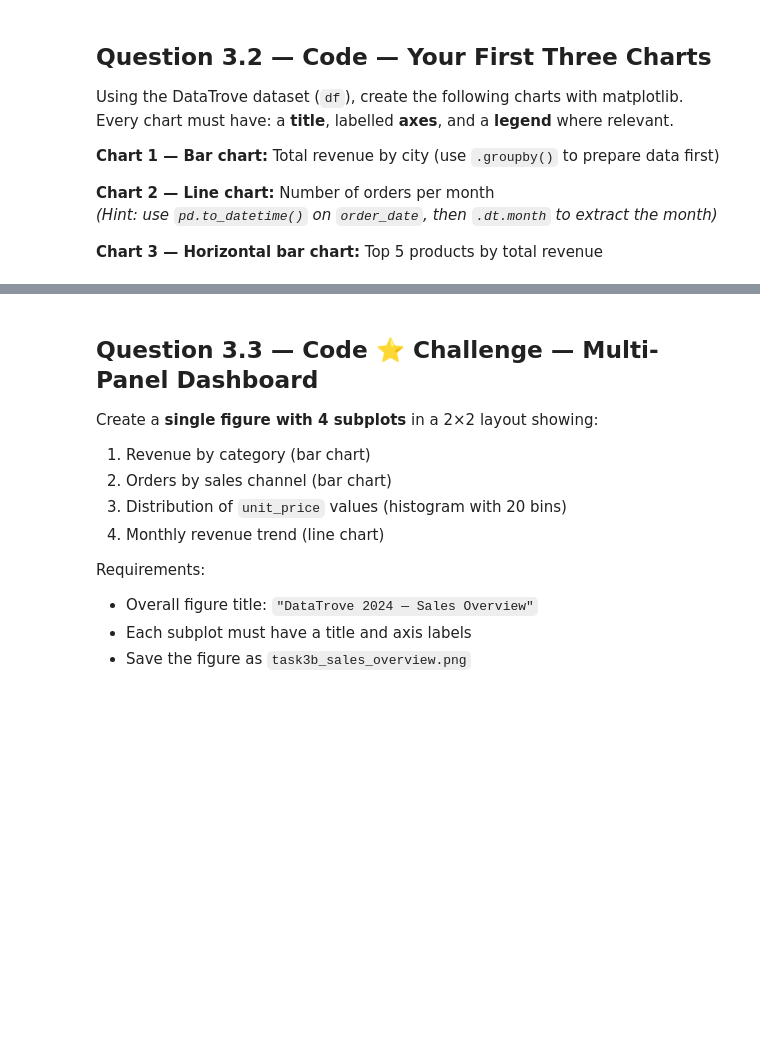
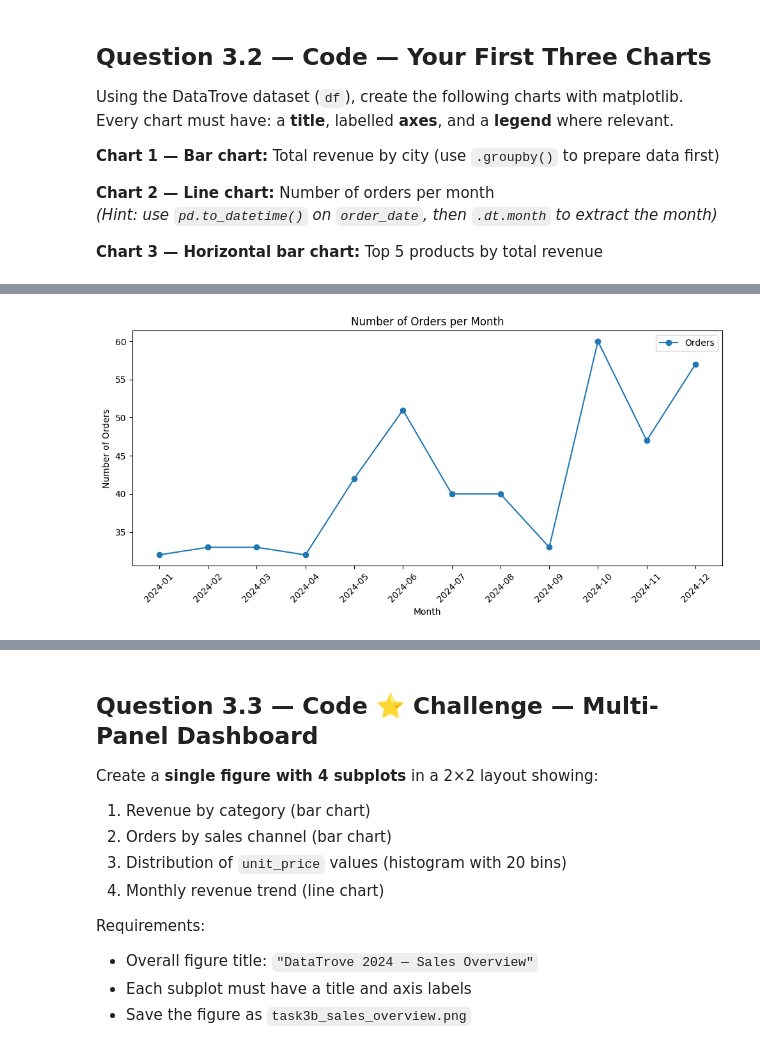
Before and after one commit to victorynnamani/datatrove-placement, a Jupyter notebook: tasks/phase1_task3c_data_science_libraries.ipynb, the cells around one changed output, grey strips where cells are left out. Drawn from its saved outputs; the diff is of its cells as text; code cells hidden in the pictures; blank space fills up the shorter version.

```diff
--- a/tasks/phase1_task3c_data_science_libraries.ipynb
+++ b/tasks/phase1_task3c_data_science_libraries.ipynb
@@ -312 +672,29 @@ plt.show()
+# %%
+# Chart 2 — Orders per month (Line chart):
+
+fig, ax = plt.subplots(figsize=(10, 5))
+
+# Prepare data
+df["order_date"] = pd.to_datetime(df["order_date"])  # ensure datetime
+df["month"] = df["order_date"].dt.to_period("M")     # better month format (YYYY-MM)
+
+orders_per_month = df["month"].value_counts().sort_index()
+
+# Convert index to string so labels show nicely
+orders_per_month.index = orders_per_month.index.astype(str)
+
+# Plot
+ax.plot(orders_per_month.index, orders_per_month.values, marker="o", label="Orders")
+
+# Labels
+ax.set_title("Number of Orders per Month")
+ax.set_xlabel("Month")
+ax.set_ylabel("Number of Orders")
+ax.legend()
+
+plt.xticks(rotation=45)
+plt.tight_layout()
+plt.show()
+# %% [output]
+[figure, added]
 # %%
```
Also changed, not shown: parts of 48 cells of this notebook, 2 other files.
